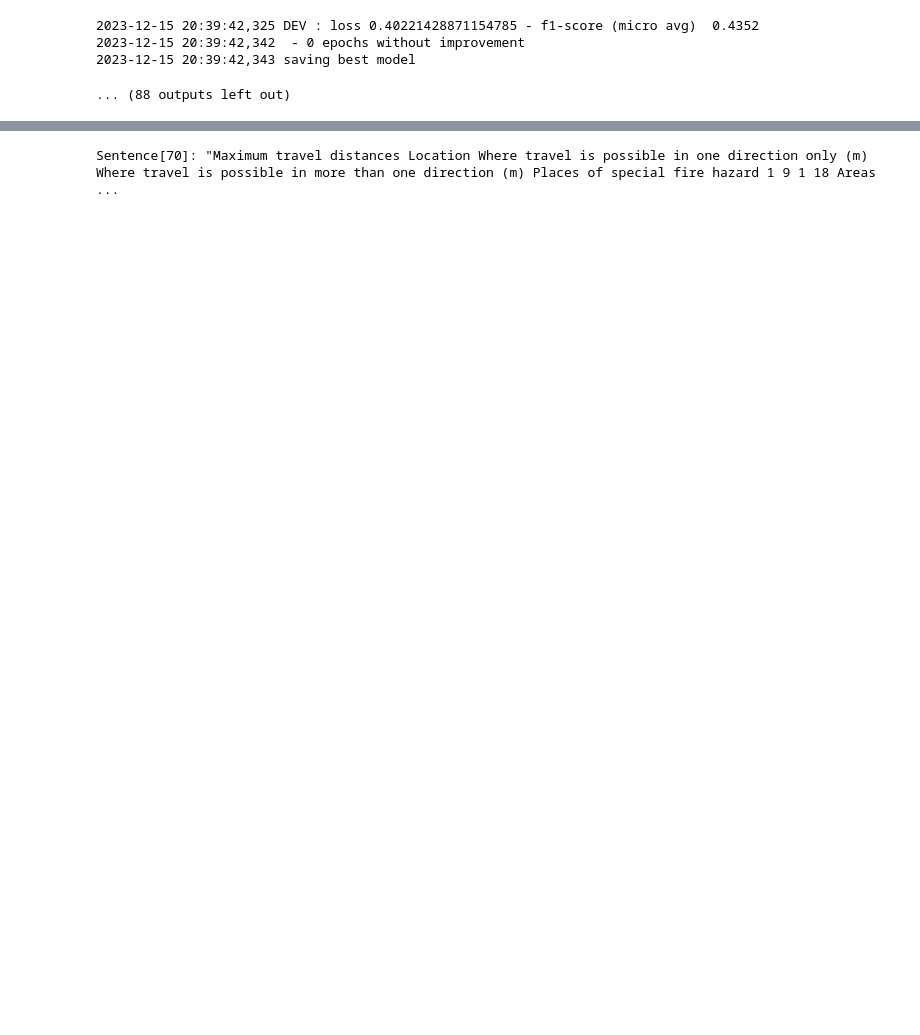
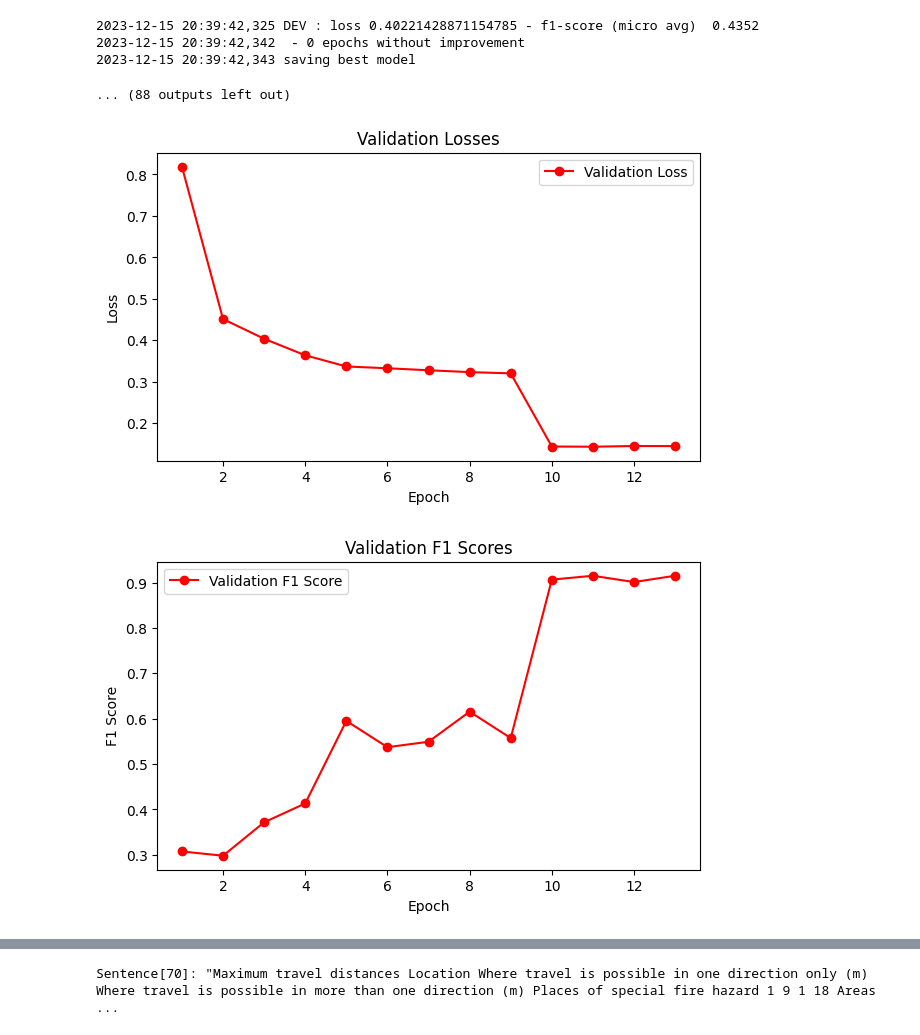
Before and after one commit to vinnyonodu/Auto-RASE_txt_tagging_flair_research, a Jupyter notebook: flair_hyper.ipynb, the cells around one changed output, grey strips where cells are left out. Cells and saved outputs as stored; diff of their text form; code cells hidden in the pictures; blank space fills up the shorter version.

```diff
--- a/flair_hyper.ipynb
+++ b/flair_hyper.ipynb
@@ -206,6 +433,40 @@ trainer.train(
 2023-12-15 20:39:42,342  - 0 epochs without improvement
 2023-12-15 20:39:42,343 saving best model
 ... (88 outputs left out)
+# %%
+import matplotlib.pyplot as plt
+
+# sample 13 epochs
+epochs = [1, 2, 3, 4,5,6,7,8,9,10,11,12,13]
+val_values = [0.3074, 0.298, 0.3717, 0.4132, 0.5952, 0.5372, 0.5492, 0.6155, 0.5573, 0.9065, 0.915, 0.9011, 0.9151]
+losses = [0.8187, 0.4513, 0.4038, 0.3640, 0.3370, 0.3327, 0.3279, 0.3234, 0.3204, 0.1440, 0.1435, 0.1452, 0.1450]
+
+def ploty(title, title_plural, val_values, epochs):
+    plt.figure(figsize=(7, 4))
+    plt.plot(epochs, val_values, 'ro-', label=f'Validation {title}')
+    plt.title(f'Validation {title_plural}')
+    plt.xlabel('Epoch')
+    plt.ylabel(title)
+    plt.legend()
+    plt.show()
+
+# Plotting training and validation losses
+ploty(
+    title="Loss",
+    title_plural = "Losses",
+    val_values = losses,
+    epochs = epochs
+)
+
+ploty(
+    title="F1 Score",
+    title_plural = "F1 Scores",
+    val_values = val_values,
+    epochs = epochs
+)
+# %% [output]
+[figure, added]
+[figure, added]
 # %%
 from flair.models import SequenceTagger
 
```
Also changed, not shown: parts of 17 cells of this notebook, 1 other file.
